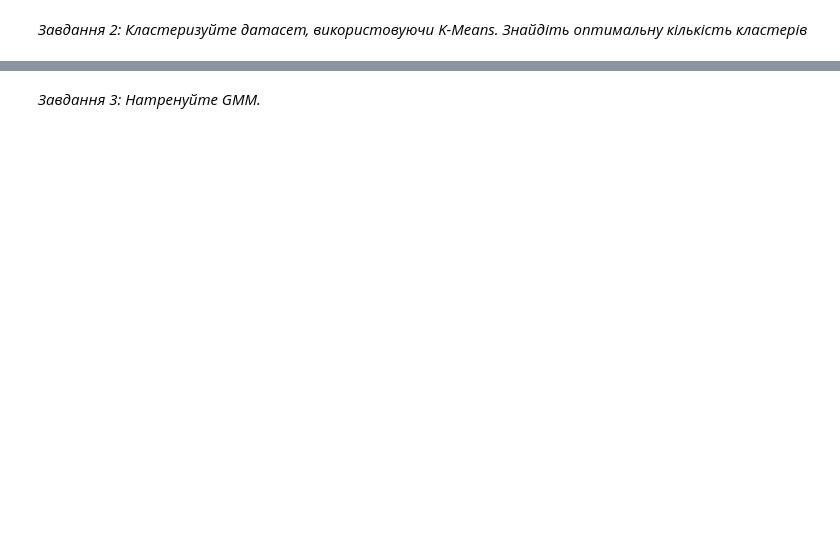
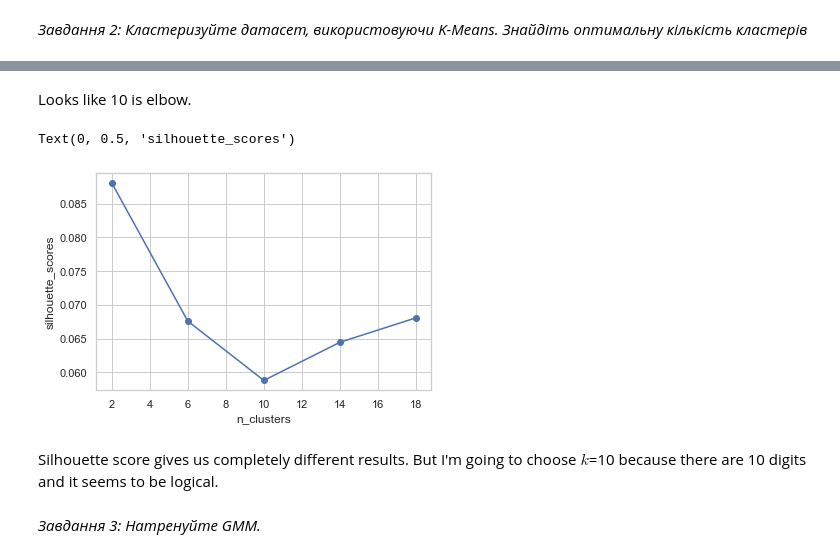
Before and after one commit to darynarr/ML_UKMA, a Jupyter notebook: notebooks/06-clustering.ipynb, the cells around one changed output, grey strips where cells are left out. Drawn from its saved outputs; the diff is of its cells as text; code cells hidden in the pictures; blank space fills up the shorter version.

```diff
--- a/notebooks/06-clustering.ipynb
+++ b/notebooks/06-clustering.ipynb
@@ -666,2 +705,15 @@ plt.show()
+# %% [markdown]
+Looks like 10 is elbow.
+# %%
+silhouette_scores = [silhouette_score(X_train, model.labels_)
+                     for model in kmeans_per_k]
+plt.plot(k_clusters, silhouette_scores, "bo-")
+plt.xlabel('n_clusters')
+plt.ylabel('silhouette_scores')
+# %% [output]
+Text(0, 0.5, 'silhouette_scores')
+[figure, added]
+# %% [markdown]
+Silhouette score gives us completely different results. But I'm going to choose $k$=10 because there are 10 digits and it seems to be logical.
 # %% [markdown]
 *Завдання 3: Натренуйте GMM.*
```
Also changed, not shown: parts of 44 cells of this notebook, 8 other files.
